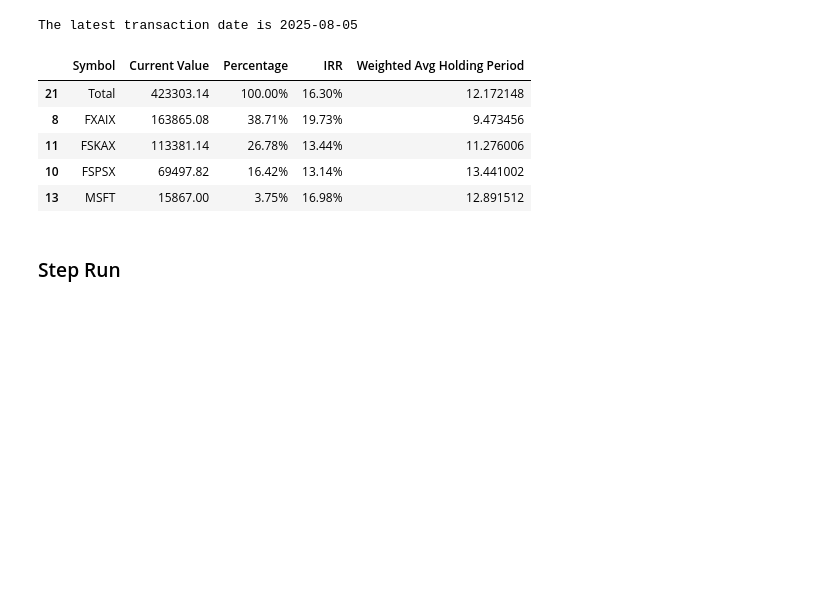
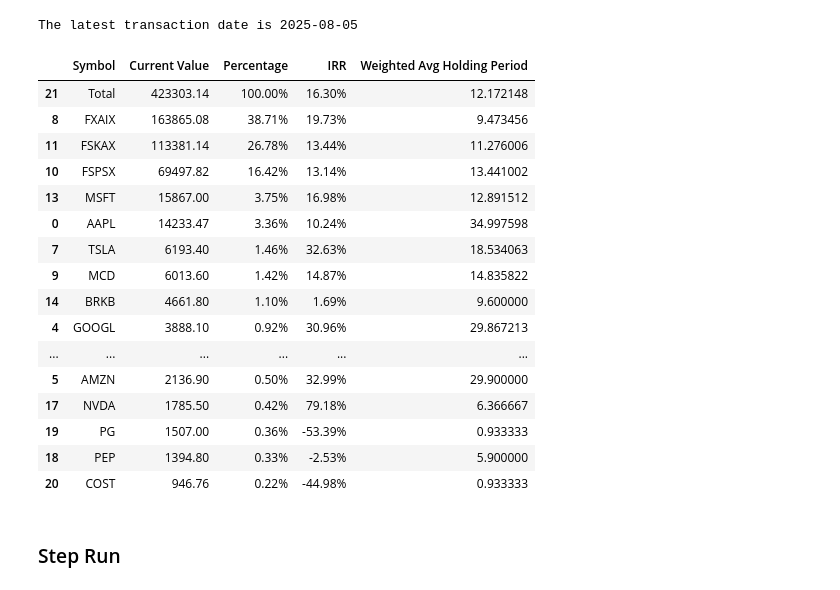
Before and after one commit to yifan-lee/fidelity-portfolio-tracker, a Jupyter notebook: Dev.ipynb, the cells around one changed output. Cells and saved outputs as stored; diff of their text form; code cells hidden in the pictures; blank space fills up the shorter version.

```diff
--- a/Dev.ipynb
+++ b/Dev.ipynb
@@ -629,14 +629,25 @@ portfolio = Portfolio(transactions, position)
 The latest transaction date is 2025-08-05
 # %%
 result = individualPortfolio.get_all_stock_summary()
-display_percentage(result,['Percentage','IRR']).head(5)
+display_percentage(result,['Percentage','IRR'])
 # %% [output]
 |  | Symbol | Current Value | Percentage | IRR | Weighted Avg Holding Period |
 | 21 | Total | 423303.14 | 100.00% | 16.30% | 12.172148 |
 | 8 | FXAIX | 163865.08 | 38.71% | 19.73% | 9.473456 |
 | 11 | FSKAX | 113381.14 | 26.78% | 13.44% | 11.276006 |
 | 10 | FSPSX | 69497.82 | 16.42% | 13.14% | 13.441002 |
 | 13 | MSFT | 15867.00 | 3.75% | 16.98% | 12.891512 |
+| 0 | AAPL | 14233.47 | 3.36% | 10.24% | 34.997598 |
+| 7 | TSLA | 6193.40 | 1.46% | 32.63% | 18.534063 |
+| 9 | MCD | 6013.60 | 1.42% | 14.87% | 14.835822 |
+| 14 | BRKB | 4661.80 | 1.10% | 1.69% | 9.600000 |
+| 4 | GOOGL | 3888.10 | 0.92% | 30.96% | 29.867213 |
+| ... | ... | ... | ... | ... | ... |
+| 5 | AMZN | 2136.90 | 0.50% | 32.99% | 29.900000 |
+| 17 | NVDA | 1785.50 | 0.42% | 79.18% | 6.366667 |
+| 19 | PG | 1507.00 | 0.36% | -53.39% | 0.933333 |
+| 18 | PEP | 1394.80 | 0.33% | -2.53% | 5.900000 |
+| 20 | COST | 946.76 | 0.22% | -44.98% | 0.933333 |
 # %% [markdown]
 ### Step Run
 # %% [markdown]
```
Also changed, not shown: parts of 2 cells of this notebook, 2 other files.
